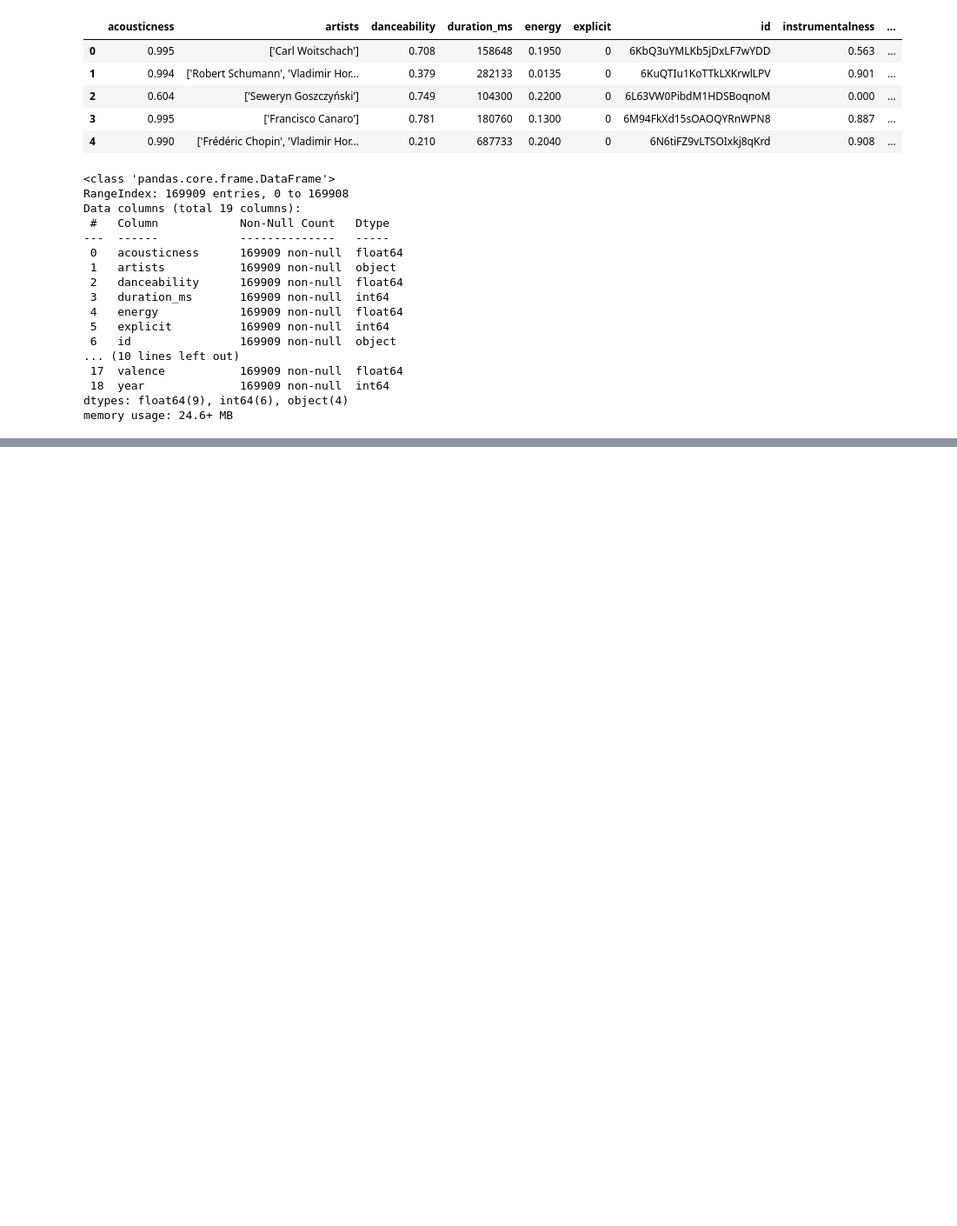
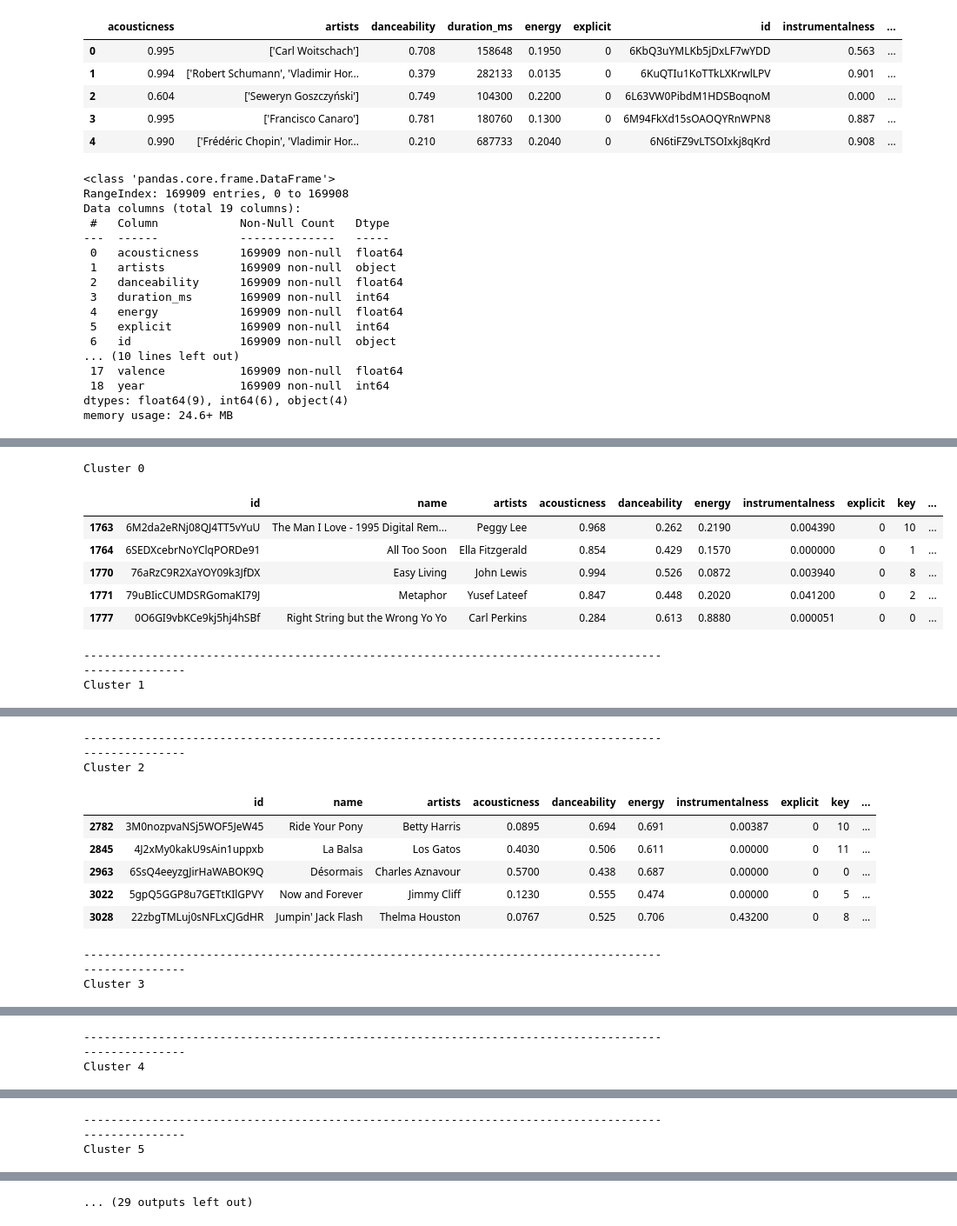
Before and after one commit to notpestilence/Spotify-Recommender-Engine, a Jupyter notebook: notebook.ipynb, the cells around one changed output, grey strips where cells are left out. Shown at 87% size. Drawn from its saved outputs; the diff is of its cells as text; code cells hidden in the pictures; blank space fills up the shorter version.

```diff
--- a/notebook.ipynb
+++ b/notebook.ipynb
@@ -80,0 +136,21 @@ Name: year, dtype: int64
+# %%
+import ast
+df_new = df.copy(deep=True)
+# %%
+df_new['artists'] = df_new['artists'].apply(lambda x: (ast.literal_eval(x)[0]))
+# %%
+for i in range(k):
+    to_print = df_new[df_new['cluster'] == i]
+    print("Cluster {}".format(i))
+    display(to_print.head())
+    print("----------------------------------------------------------------------------------------------------")
+# %% [output]
+Cluster 0
+|  | id | name | artists | acousticness | danceability | energy | instrumentalness | explicit | key | ... |
+| 1763 | 6M2da2eRNj08QJ4TT5vYuU | The Man I Love - 1995 Digital Rem... | Peggy Lee | 0.968 | 0.262 | 0.2190 | 0.004390 | 0 | 10 | ... |
+| 1764 | 6SEDXcebrNoYClqPORDe91 | All Too Soon | Ella Fitzgerald | 0.854 | 0.429 | 0.1570 | 0.000000 | 0 | 1 | ... |
+| 1770 | 76aRzC9R2XaYOY09k3JfDX | Easy Living | John Lewis | 0.994 | 0.526 | 0.0872 | 0.003940 | 0 | 8 | ... |
+| 1771 | 79uBIicCUMDSRGomaKI79J | Metaphor | Yusef Lateef | 0.847 | 0.448 | 0.2020 | 0.041200 | 0 | 2 | ... |
+| 1777 | 0O6GI9vbKCe9kj5hj4hSBf | Right String but the Wrong Yo Yo | Carl Perkins | 0.284 | 0.613 | 0.8880 | 0.000051 | 0 | 0 | ... |
+----------------------------------------------------------------------------------------------------
+Cluster 1
@@ -80,0 +163,10 @@ Name: year, dtype: int64
+----------------------------------------------------------------------------------------------------
+Cluster 2
+|  | id | name | artists | acousticness | danceability | energy | instrumentalness | explicit | key | ... |
+| 2782 | 3M0nozpvaNSj5WOF5JeW45 | Ride Your Pony | Betty Harris | 0.0895 | 0.694 | 0.691 | 0.00387 | 0 | 10 | ... |
+| 2845 | 4J2xMy0kakU9sAin1uppxb | La Balsa | Los Gatos | 0.4030 | 0.506 | 0.611 | 0.00000 | 0 | 11 | ... |
+| 2963 | 6SsQ4eeyzgJirHaWABOK9Q | Désormais | Charles Aznavour | 0.5700 | 0.438 | 0.687 | 0.00000 | 0 | 0 | ... |
+| 3022 | 5gpQ5GGP8u7GETtKIlGPVY | Now and Forever | Jimmy Cliff | 0.1230 | 0.555 | 0.474 | 0.00000 | 0 | 5 | ... |
+| 3028 | 22zbgTMLuj0sNFLxCJGdHR | Jumpin' Jack Flash | Thelma Houston | 0.0767 | 0.525 | 0.706 | 0.43200 | 0 | 8 | ... |
+----------------------------------------------------------------------------------------------------
+Cluster 3
@@ -80,0 +179,2 @@ Name: year, dtype: int64
+----------------------------------------------------------------------------------------------------
+Cluster 4
@@ -80,0 +187,2 @@ Name: year, dtype: int64
+----------------------------------------------------------------------------------------------------
+Cluster 5
@@ -80,0 +195 @@ Name: year, dtype: int64
+... (29 outputs left out)
```
Also changed, not shown: parts of 10 cells of this notebook.
